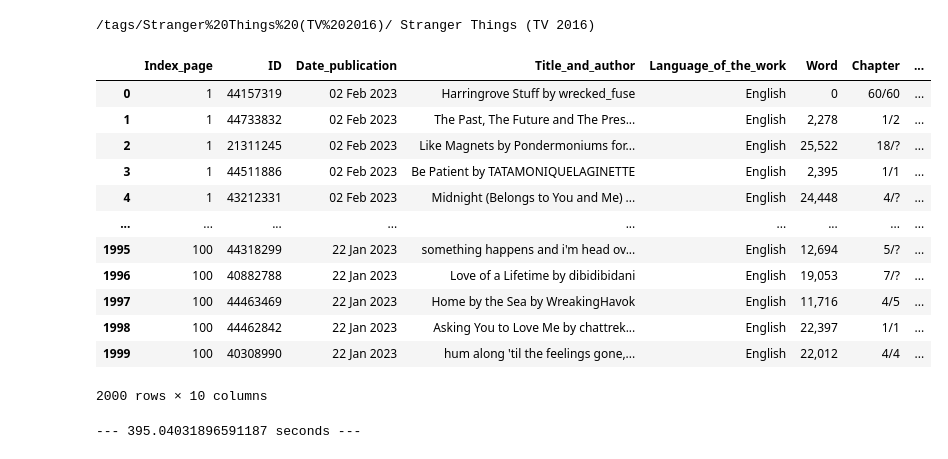
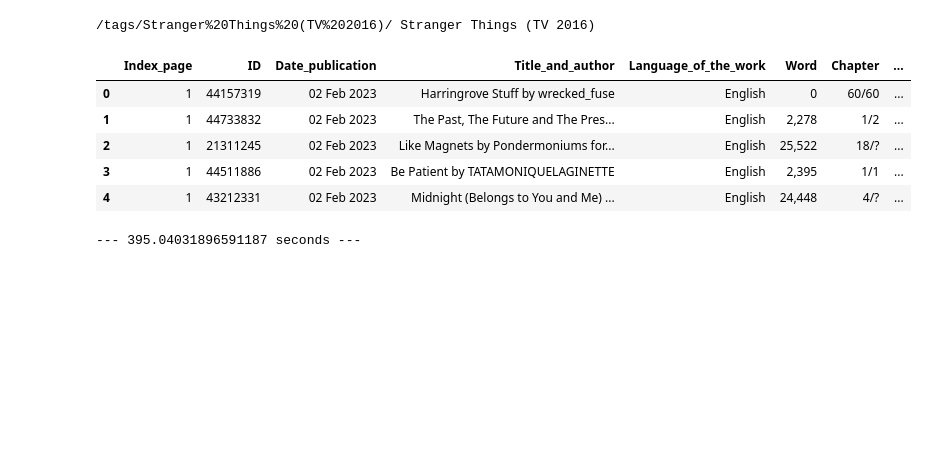
Before and after one commit to Doryane/Web-Scraping-Archive-of-our-own-AO3-, a Jupyter notebook: Web_Scrapping_AO3_part_1.ipynb, the cells around one changed output. Saved outputs shown, nothing was run; the diff lists cells and outputs as text; code cells hidden in the pictures; blank space fills up the shorter version.

```diff
--- a/Web_Scrapping_AO3_part_1.ipynb
+++ b/Web_Scrapping_AO3_part_1.ipynb
@@ -668,23 +626,16 @@ print(tag,tag_2)
 # %%
 import pandas as pd
 base1 = {'Index_page' : index_page, 'ID' :story_ids_2,'Date_publication' : date_work_2, 'Title_and_author' : work_title_authors_2, 'Language_of_the_work' : work_language_2, 'Word' : Nbr_words_2, 'Chapter' : Nbr_chapter, 'Hits' : Nbr_hits, 'Requiered_tags' : tags_requiered_2, 'Additionnal_tags' : tags_add}
 base1 = pd.DataFrame(data=base1)
 tag_2
-base1
+base1.head()
 # %% [output]
 |  | Index_page | ID | Date_publication | Title_and_author | Language_of_the_work | Word | Chapter | ... |
 | 0 | 1 | 44157319 | 02 Feb 2023 | Harringrove Stuff by wrecked_fuse | English | 0 | 60/60 | ... |
 | 1 | 1 | 44733832 | 02 Feb 2023 | The Past, The Future and The Pres... | English | 2,278 | 1/2 | ... |
 | 2 | 1 | 21311245 | 02 Feb 2023 | Like Magnets by Pondermoniums for... | English | 25,522 | 18/? | ... |
 | 3 | 1 | 44511886 | 02 Feb 2023 | Be Patient by TATAMONIQUELAGINETTE | English | 2,395 | 1/1 | ... |
 | 4 | 1 | 43212331 | 02 Feb 2023 | Midnight (Belongs to You and Me) ... | English | 24,448 | 4/? | ... |
-| ... | ... | ... | ... | ... | ... | ... | ... | ... |
-| 1995 | 100 | 44318299 | 22 Jan 2023 | something happens and i'm head ov... | English | 12,694 | 5/? | ... |
-| 1996 | 100 | 40882788 | 22 Jan 2023 | Love of a Lifetime by dibidibidani | English | 19,053 | 7/? | ... |
-| 1997 | 100 | 44463469 | 22 Jan 2023 | Home by the Sea by WreakingHavok | English | 11,716 | 4/5 | ... |
-| 1998 | 100 | 44462842 | 22 Jan 2023 | Asking You to Love Me by chattrek... | English | 22,397 | 1/1 | ... |
-| 1999 | 100 | 40308990 | 22 Jan 2023 | hum along 'til the feelings gone,... | English | 22,012 | 4/4 | ... |
-2000 rows × 10 columns
 # %%
 print("--- %s seconds ---" % (time.time() - start_time))
 # %% [output]
```
Also changed, not shown: parts of 6 cells of this notebook.
